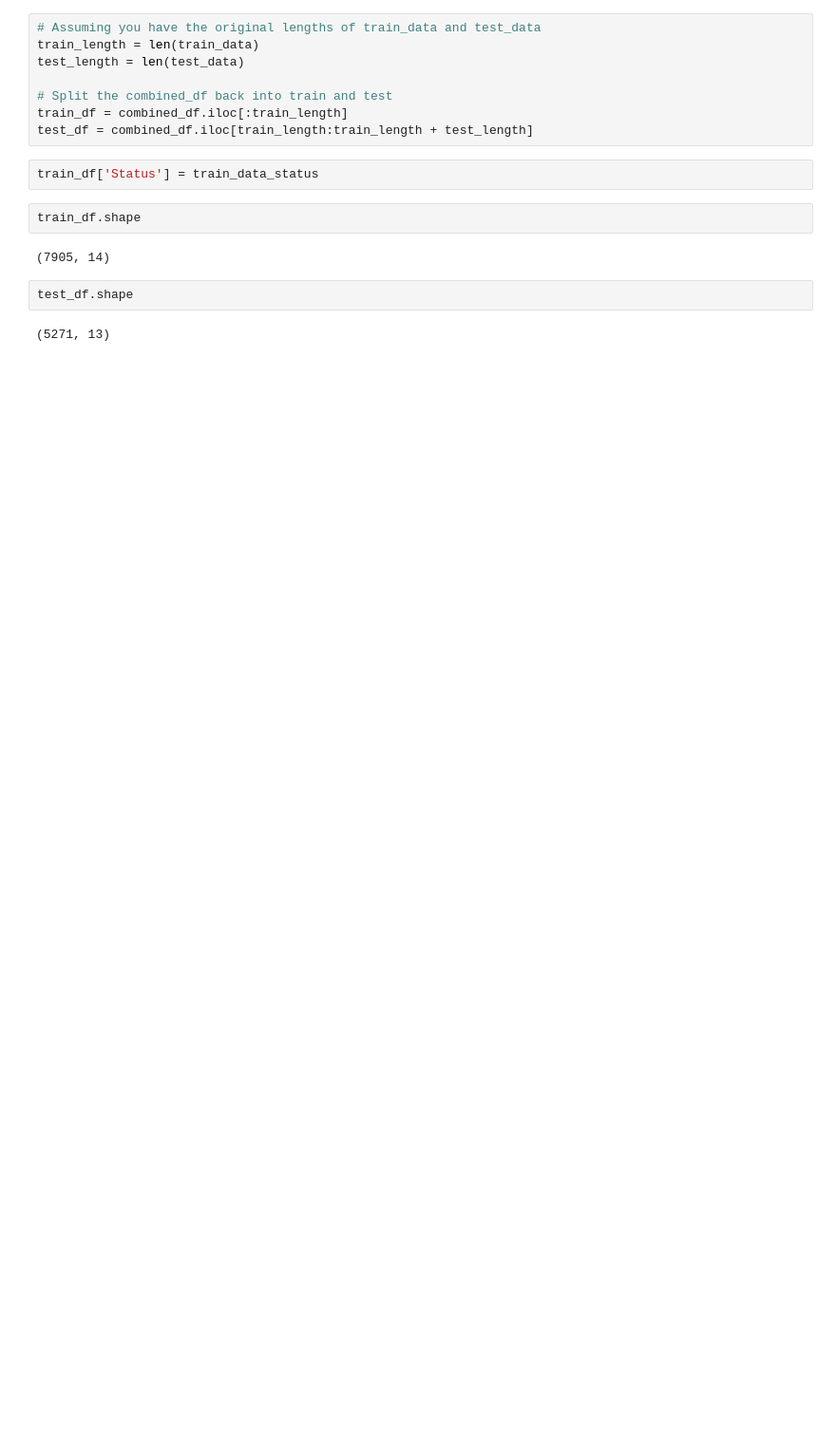
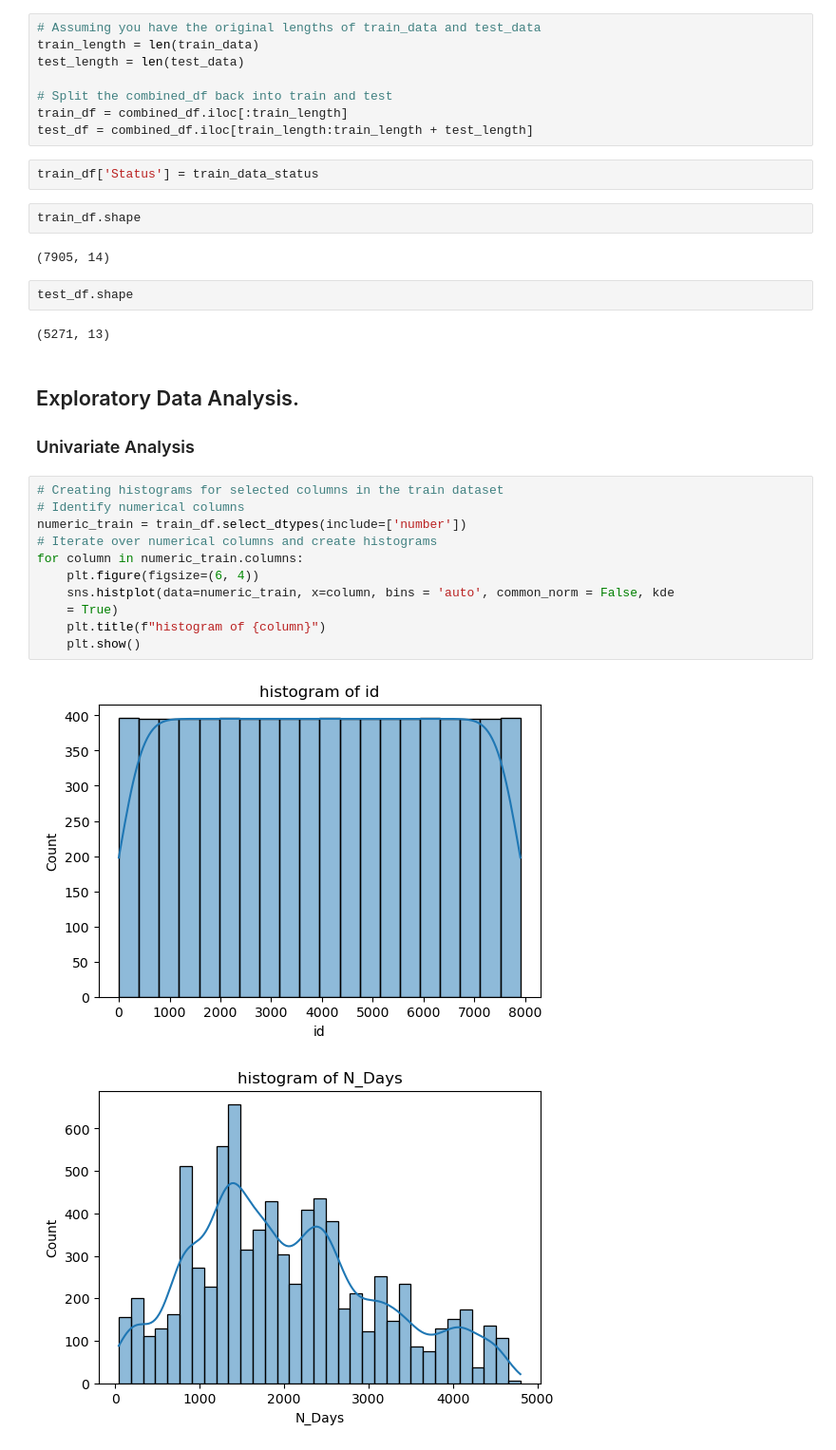
Before and after one commit to robbymumo/Multi-Class-Prediction-of-Cirrhosis-Outcomes, a Jupyter notebook: index_file.ipynb, the cells around one changed output. Shown: that part at 95% size. Drawn from its saved outputs; the diff is of its cells as text; blank space fills up the shorter version.

Commit message:
Conducted Univariate Analysis

```diff
--- a/index_file.ipynb
+++ b/index_file.ipynb
@@ -403,3 +404,21 @@ train_df.shape
 test_df.shape
 # %% [output]
 (5271, 13)
+# %% [markdown]
+## Exploratory Data Analysis.
+
+### Univariate Analysis
+# %%
+# Creating histograms for selected columns in the train dataset
+# Identify numerical columns
+numeric_train = train_df.select_dtypes(include=['number'])
+# Iterate over numerical columns and create histograms
+for column in numeric_train.columns:
+    plt.figure(figsize=(6, 4))
+    sns.histplot(data=numeric_train, x=column, bins = 'auto', common_norm = False, kde
+    = True)
+    plt.title(f"histogram of {column}")
+    plt.show()
+# %% [output]
+[figure, added]
+[figure, added]
```
Also changed, not shown: parts of 12 cells of this notebook.
